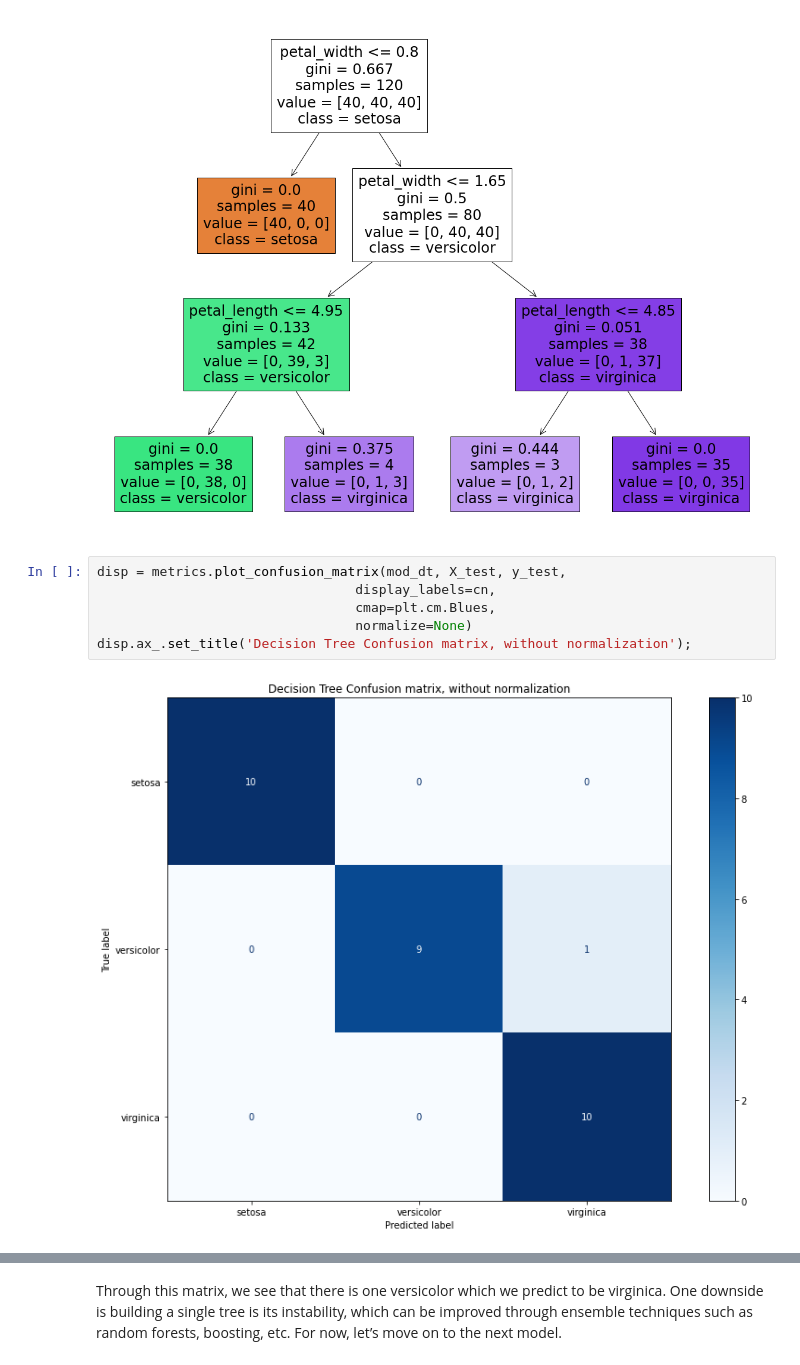
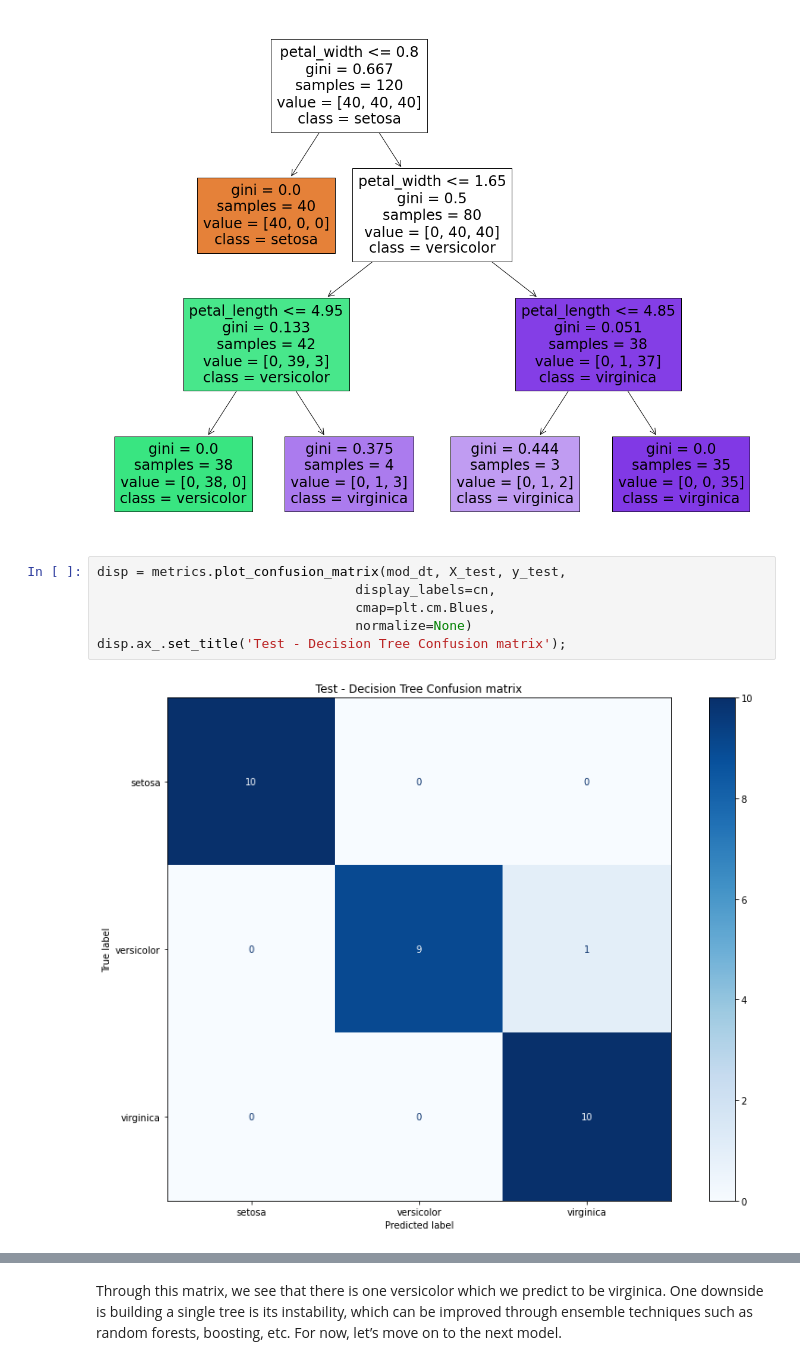
Before and after one commit to giova86/Python-DecisionTree, a Jupyter notebook: decision_tree_iris.ipynb, the cells around one changed output, grey strips where cells are left out. Saved outputs shown, nothing was run; the diff lists cells and outputs as text.

```diff
--- a/decision_tree_iris.ipynb
+++ b/decision_tree_iris.ipynb
@@ -156,8 +159,8 @@ plot_tree(mod_dt, feature_names = fn, class_names = cn, filled = True);
 # %%
 disp = metrics.plot_confusion_matrix(mod_dt, X_test, y_test,
                                  display_labels=cn,
                                  cmap=plt.cm.Blues,
                                  normalize=None)
-disp.ax_.set_title('Decision Tree Confusion matrix, without normalization');
+disp.ax_.set_title('Test - Decision Tree Confusion matrix');
 # %% [output]
-[figure, old version]
+[figure, new version]
```
Also changed, not shown: parts of 2 cells of this notebook.
